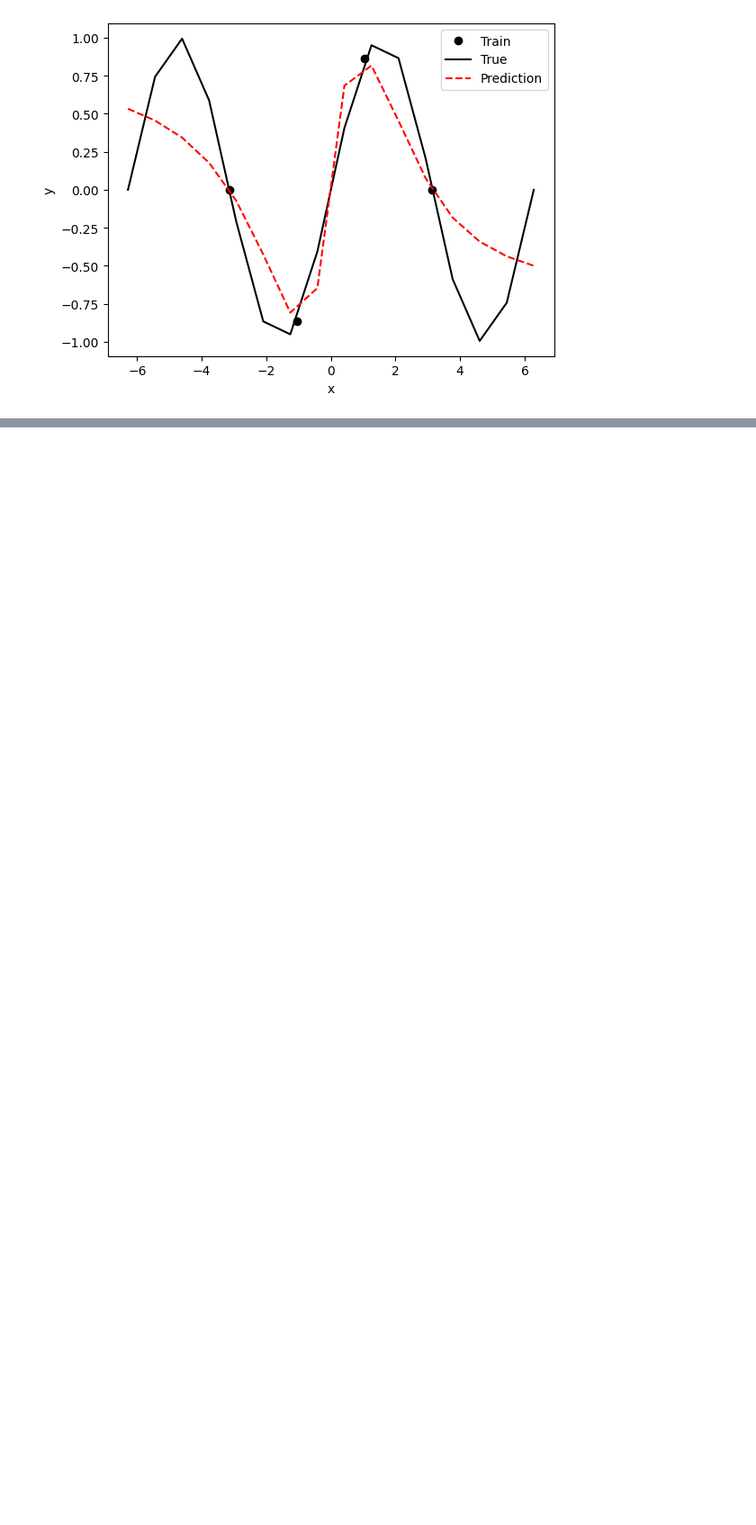
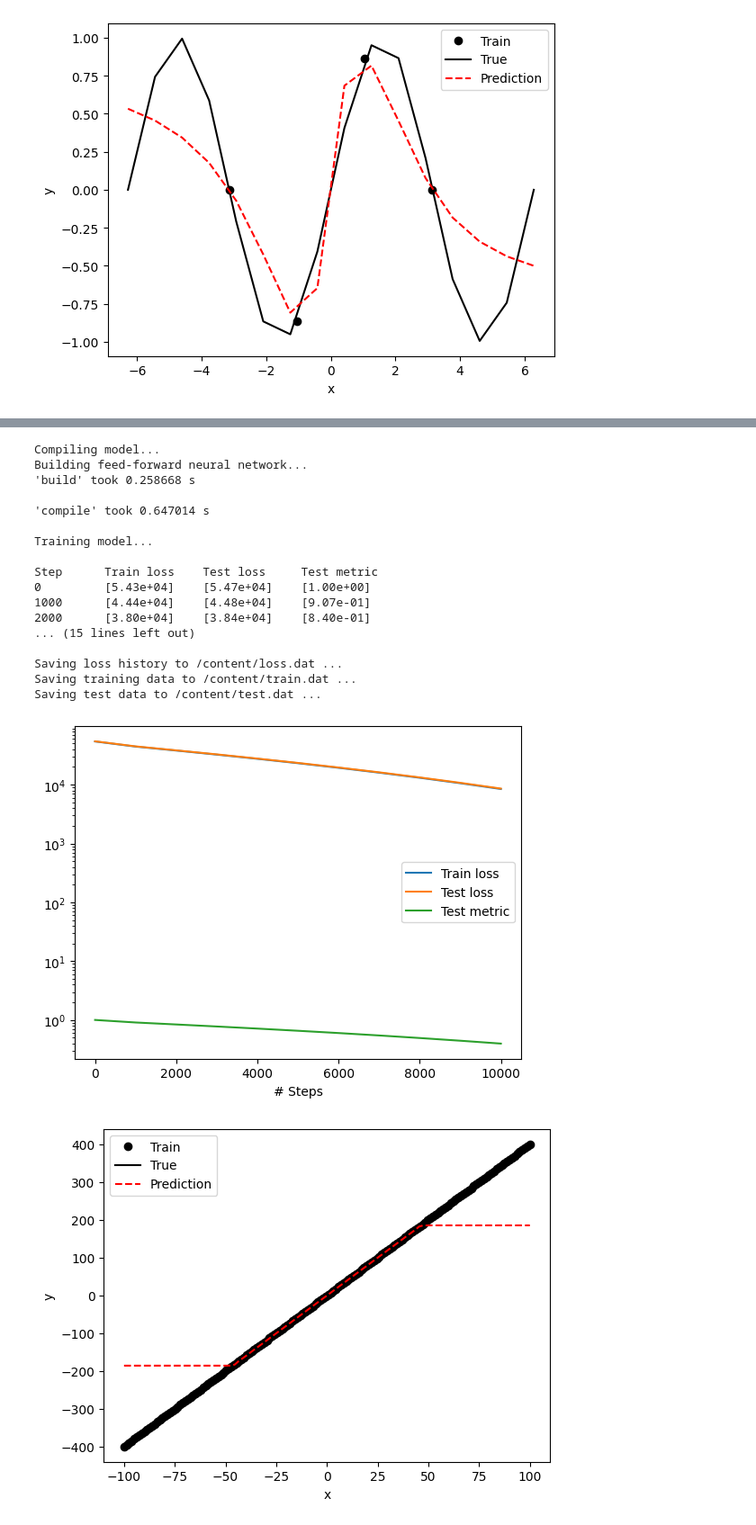
Before and after one commit to LuigiElo/DL-PINNs, a Jupyter notebook: main.ipynb, the cells around one changed output, grey strips where cells are left out. Shown at 90% size. Drawn from its saved outputs; the diff is of its cells as text; code cells hidden in the pictures; blank space fills up the shorter version.

```diff
--- a/main.ipynb
+++ b/main.ipynb
@@ -89,0 +110,47 @@ Saving test data to /content/test.dat ...
+# %%
+import deepxde as dde
+import numpy as np
+
+
+def func(x):
+    """
+    x: array_like, N x D_in
+    y: array_like, N x D_out
+    """
+    return 4*x
+
+
+geom = dde.geometry.Interval(-100, 100)
+num_train = 160
+num_test = 100
+data = dde.data.Function(geom, func, num_train, num_test)
+
+activation = "tanh"
+initializer = "Glorot uniform"
+net = dde.nn.FNN([1] + [20] * 3 + [1], activation, initializer)
+
+model = dde.Model(data, net)
+model.compile("adam", lr=0.001, metrics=["l2 relative error"])
+losshistory, train_state = model.train(iterations=10000)
+
+dde.saveplot(losshistory, train_state, issave=True, isplot=True)
+# %% [output]
+Compiling model...
+Building feed-forward neural network...
+'build' took 0.258668 s
+
+'compile' took 0.647014 s
+
+Training model...
+
+Step      Train loss    Test loss     Test metric
+0         [5.43e+04]    [5.47e+04]    [1.00e+00]
+1000      [4.44e+04]    [4.48e+04]    [9.07e-01]
+2000      [3.80e+04]    [3.84e+04]    [8.40e-01]
+... (15 lines left out)
+
+Saving loss history to /content/loss.dat ...
+Saving training data to /content/train.dat ...
+Saving test data to /content/test.dat ...
+[figure, added]
+[figure, added]
```
Also changed, not shown: parts of 4 cells of this notebook.
